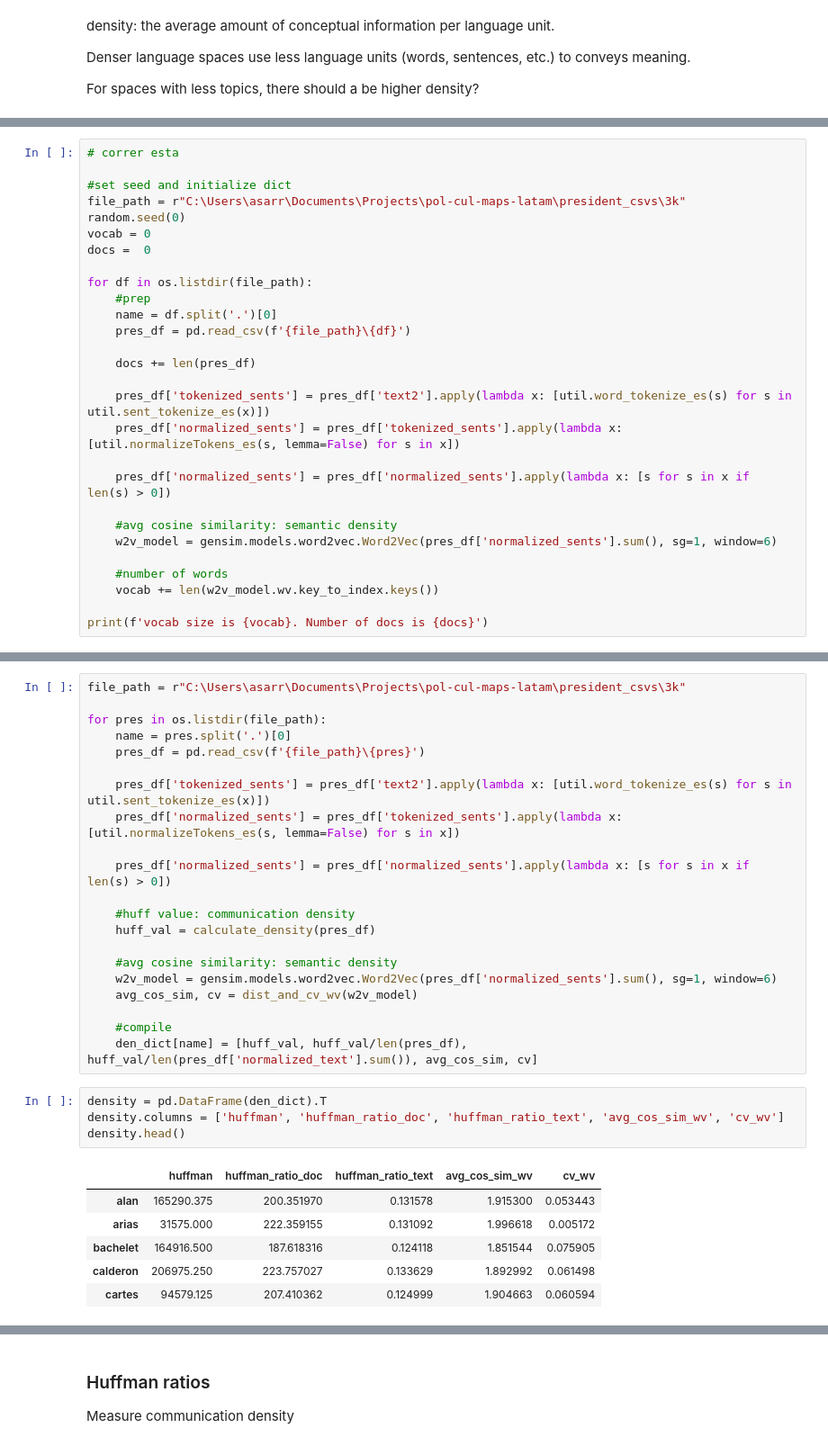
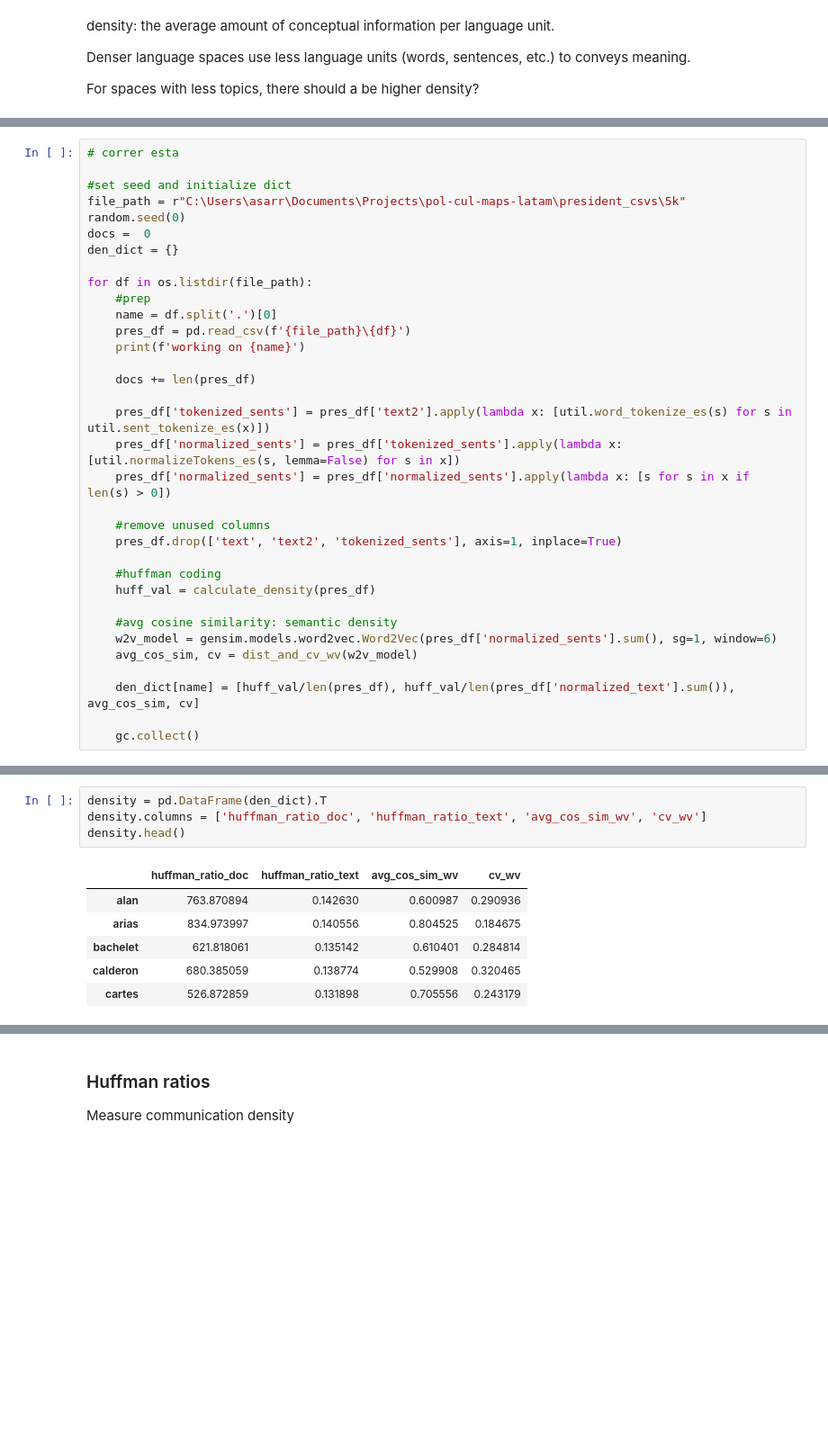
Before and after one commit to alejandrosarria0296/pol-cul-maps-latam, a Jupyter notebook: notebooks/3.word_embeddings.ipynb, the cells around one changed output, grey strips where cells are left out. Shown at 90% size. Drawn from its saved outputs; the diff is of its cells as text; blank space fills up the shorter version.

```diff
--- a/notebooks/3.word_embeddings.ipynb
+++ b/notebooks/3.word_embeddings.ipynb
@@ -160,28 +136,34 @@ For spaces with less topics, there should a be higher density?
 # correr esta
 
 #set seed and initialize dict
-file_path = r"C:\Users\asarr\Documents\Projects\pol-cul-maps-latam\president_csvs\3k"
+file_path = r"C:\Users\asarr\Documents\Projects\pol-cul-maps-latam\president_csvs\5k"
 random.seed(0)
-vocab = 0
 docs =  0
+den_dict = {}
 
 for df in os.listdir(file_path):
     #prep
     name = df.split('.')[0]
     pres_df = pd.read_csv(f'{file_path}\{df}')
+    print(f'working on {name}')
 
     docs += len(pres_df)
 
     pres_df['tokenized_sents'] = pres_df['text2'].apply(lambda x: [util.word_tokenize_es(s) for s in util.sent_tokenize_es(x)])
     pres_df['normalized_sents'] = pres_df['tokenized_sents'].apply(lambda x: [util.normalizeTokens_es(s, lemma=False) for s in x])
+    pres_df['normalized_sents'] = pres_df['normalized_sents'].apply(lambda x: [s for s in x if len(s) > 0])
 
-    pres_df['normalized_sents'] = pres_df['normalized_sents'].apply(lambda x: [s for s in x if len(s) > 0])
+    #remove unused columns
+    pres_df.drop(['text', 'text2', 'tokenized_sents'], axis=1, inplace=True)
+
+    #huffman coding
+    huff_val = calculate_density(pres_df)
 
     #avg cosine similarity: semantic density
     w2v_model = gensim.models.word2vec.Word2Vec(pres_df['normalized_sents'].sum(), sg=1, window=6)
+    avg_cos_sim, cv = dist_and_cv_wv(w2v_model)
 
-    #number of words
-    vocab += len(w2v_model.wv.key_to_index.keys())
+    den_dict[name] = [huff_val/len(pres_df), huff_val/len(pres_df['normalized_text'].sum()), avg_cos_sim, cv]
 
-print(f'vocab size is {vocab}. Number of docs is {docs}')
+    gc.collect()
 # %% [output]
@@ -189,32 +187,11 @@ vocab size is 174051. Number of docs is 40623
-# %%
-file_path = r"C:\Users\asarr\Documents\Projects\pol-cul-maps-latam\president_csvs\3k"
-
-for pres in os.listdir(file_path):
-    name = pres.split('.')[0]
-    pres_df = pd.read_csv(f'{file_path}\{pres}')
-
-    pres_df['tokenized_sents'] = pres_df['text2'].apply(lambda x: [util.word_tokenize_es(s) for s in util.sent_tokenize_es(x)])
-    pres_df['normalized_sents'] = pres_df['tokenized_sents'].apply(lambda x: [util.normalizeTokens_es(s, lemma=False) for s in x])
-
-    pres_df['normalized_sents'] = pres_df['normalized_sents'].apply(lambda x: [s for s in x if len(s) > 0])
-
-    #huff value: communication density
-    huff_val = calculate_density(pres_df)
-
-    #avg cosine similarity: semantic density
-    w2v_model = gensim.models.word2vec.Word2Vec(pres_df['normalized_sents'].sum(), sg=1, window=6)
-    avg_cos_sim, cv = dist_and_cv_wv(w2v_model)
-
-    #compile
-    den_dict[name] = [huff_val, huff_val/len(pres_df), huff_val/len(pres_df['normalized_text'].sum()), avg_cos_sim, cv]
 # %%
 density = pd.DataFrame(den_dict).T
-density.columns = ['huffman', 'huffman_ratio_doc', 'huffman_ratio_text', 'avg_cos_sim_wv', 'cv_wv']
+density.columns = ['huffman_ratio_doc', 'huffman_ratio_text', 'avg_cos_sim_wv', 'cv_wv']
 density.head()
 # %% [output]
-|  | huffman | huffman_ratio_doc | huffman_ratio_text | avg_cos_sim_wv | cv_wv |
-| alan | 165290.375 | 200.351970 | 0.131578 | 1.915300 | 0.053443 |
-| arias | 31575.000 | 222.359155 | 0.131092 | 1.996618 | 0.005172 |
-| bachelet | 164916.500 | 187.618316 | 0.124118 | 1.851544 | 0.075905 |
-| calderon | 206975.250 | 223.757027 | 0.133629 | 1.892992 | 0.061498 |
-| cartes | 94579.125 | 207.410362 | 0.124999 | 1.904663 | 0.060594 |
+|  | huffman_ratio_doc | huffman_ratio_text | avg_cos_sim_wv | cv_wv |
+| alan | 763.870894 | 0.142630 | 0.600987 | 0.290936 |
+| arias | 834.973997 | 0.140556 | 0.804525 | 0.184675 |
+| bachelet | 621.818061 | 0.135142 | 0.610401 | 0.284814 |
+| calderon | 680.385059 | 0.138774 | 0.529908 | 0.320465 |
+| cartes | 526.872859 | 0.131898 | 0.705556 | 0.243179 |
```
Also changed, not shown: parts of 57 cells of this notebook, 3 other files.
